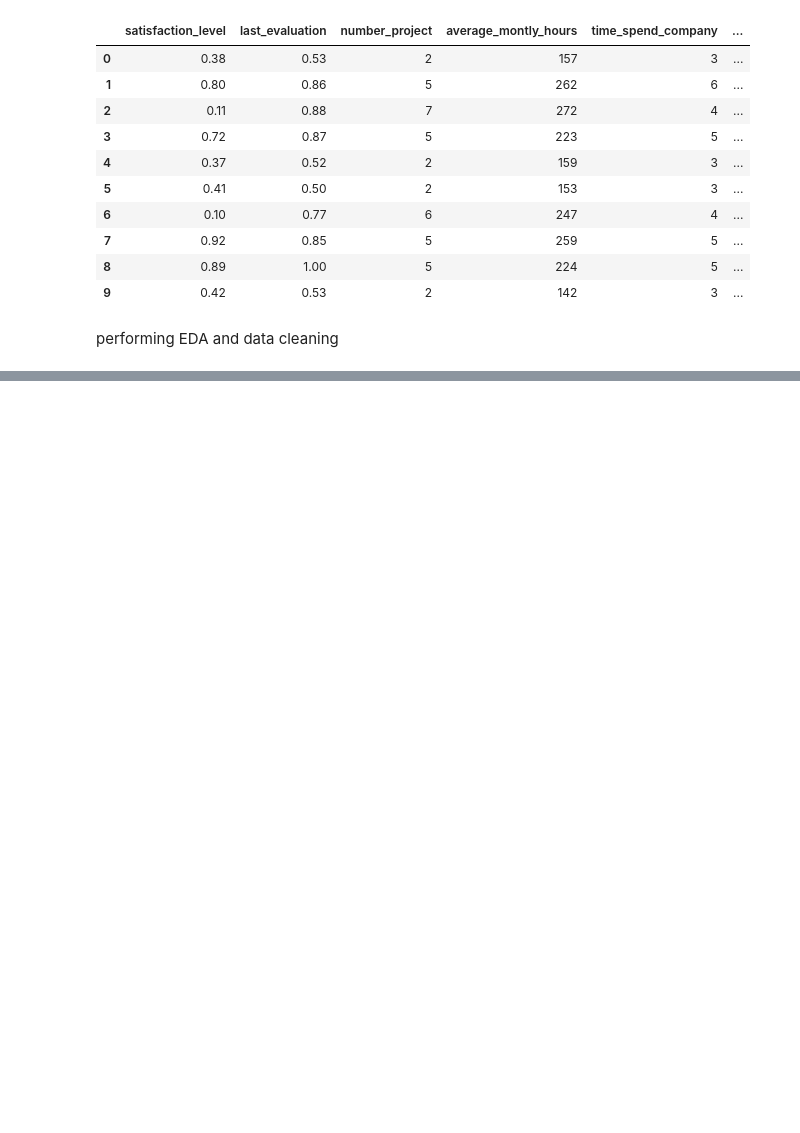
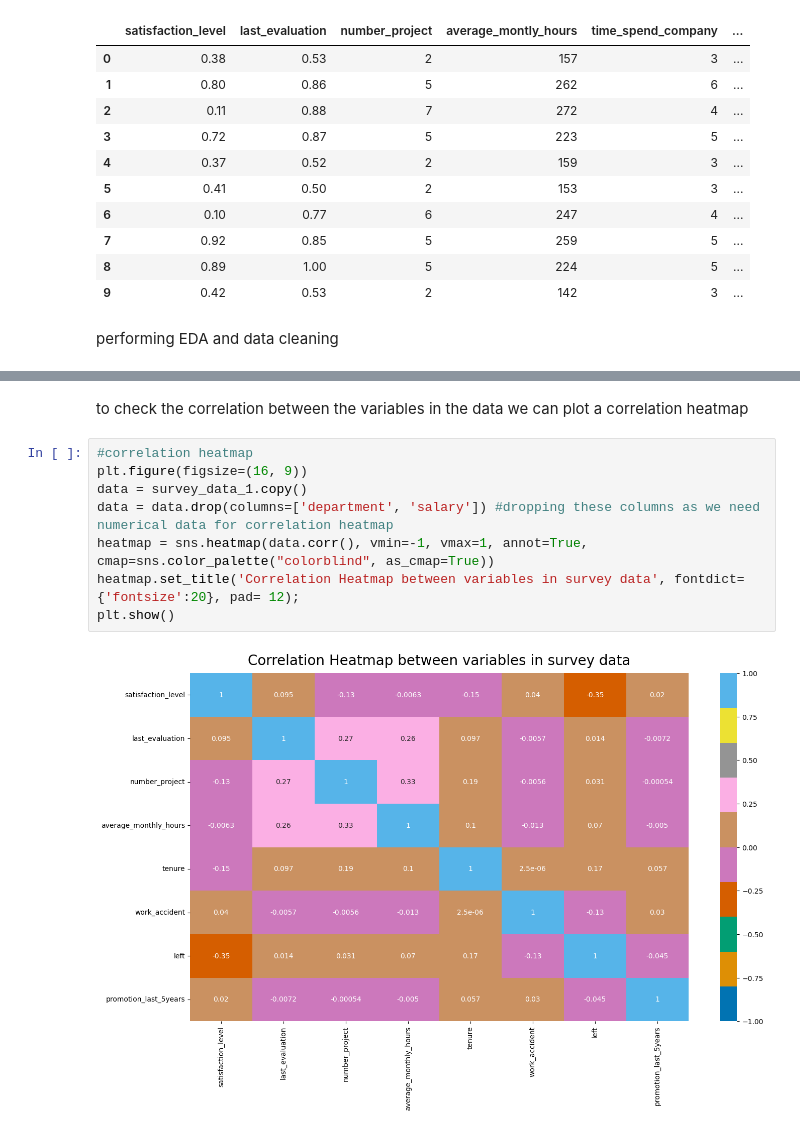
Before and after one commit to ankita-choudharyy/salifort-motors-capstone-project, a Jupyter notebook: salifort_motors.ipynb, the cells around one changed output, grey strips where cells are left out. Saved outputs shown, nothing was run; the diff lists cells and outputs as text; blank space fills up the shorter version.

```diff
--- a/salifort_motors.ipynb
+++ b/salifort_motors.ipynb
@@ -71,0 +266,12 @@ performing EDA and data cleaning
+# %% [markdown]
+to check the correlation between the variables in the data we can plot a correlation heatmap
+# %%
+#correlation heatmap
+plt.figure(figsize=(16, 9))
+data = survey_data_1.copy()
+data = data.drop(columns=['department', 'salary']) #dropping these columns as we need numerical data for correlation heatmap
+heatmap = sns.heatmap(data.corr(), vmin=-1, vmax=1, annot=True, cmap=sns.color_palette("colorblind", as_cmap=True))
+heatmap.set_title('Correlation Heatmap between variables in survey data', fontdict={'fontsize':20}, pad= 12);
+plt.show()
+# %% [output]
+[figure, added]
```
Also changed, not shown: parts of 23 cells of this notebook.
